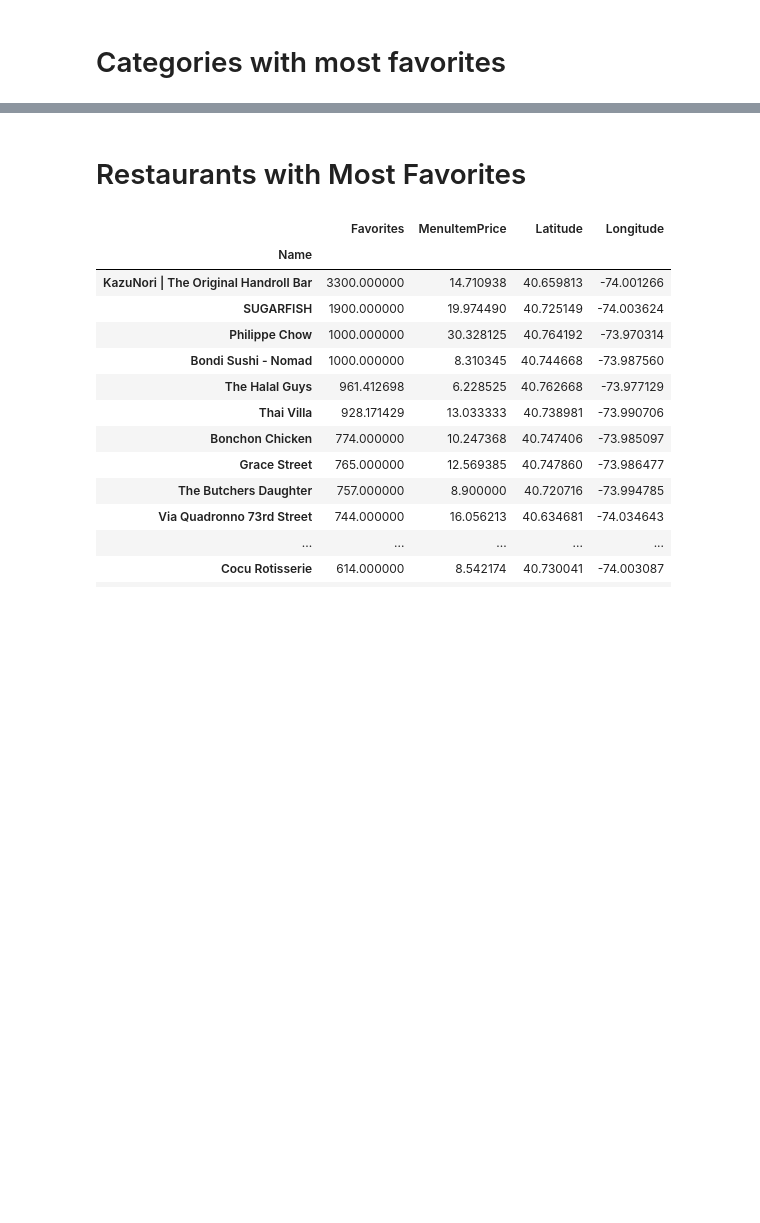
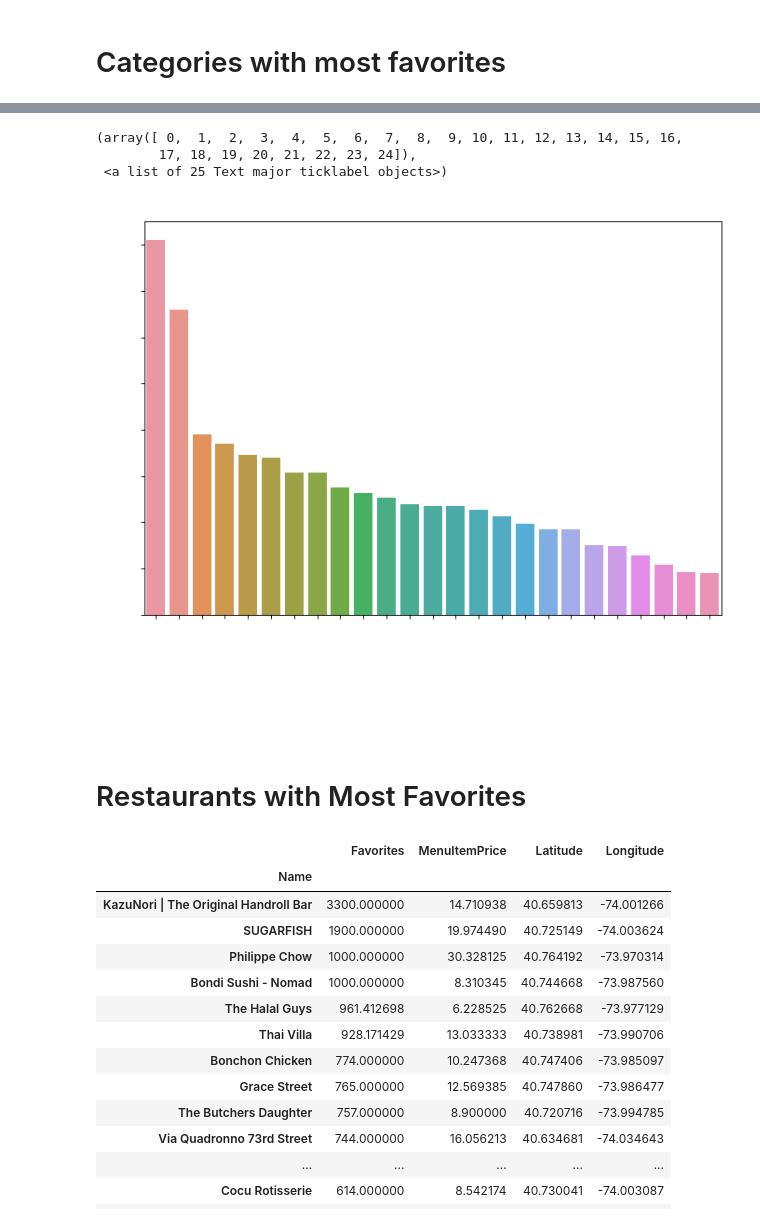
Before and after one commit to brusso115/PostmatesWebscraper, a Jupyter notebook: Postmates_EDA.ipynb, the cells around one changed output, grey strips where cells are left out. Saved outputs shown, nothing was run; the diff lists cells and outputs as text; code cells hidden in the pictures; blank space fills up the shorter version.

```diff
--- a/Postmates_EDA.ipynb
+++ b/Postmates_EDA.ipynb
@@ -43,0 +23,7 @@ groupedCat
+# %%
+#postmatesDroppedCat = postmates[postmates.groupby(['Category']).size() > 5]
+#postmatesDroppedCat.groupby('Category').aggregate('mean').sort_values('Favorites',ascending=False).head(25)
+subsetCat = postmates['Category'].unique()[postmates.groupby(['Category','Name']).size().groupby('Category').count() > 5]
+postmatesDroppedCat = postmates[postmates['Category'].isin(subsetCat)]
+postmatesDroppedCat = postmatesDroppedCat.groupby('Category').aggregate('mean').sort_values('Favorites',ascending=False).head(25)
+postmatesDroppedCat
@@ -44,3 +49,25 @@ groupedCat
+# %%
+fig = plt.figure(figsize=(10, 7), dpi=80)
+
+g = sns.barplot(postmatesDroppedCat.index, postmatesDroppedCat['Favorites']).set_title('Categories With Most Favorites ')
+
+
+for tick_label in g.axes.get_yticklabels():
+    tick_label.set_color("white")
+
+for tick_label in g.axes.get_xticklabels():
+    tick_label.set_color("white")
+
+
+plt.rcParams.update({'text.color' : "white",
+                     'axes.labelcolor' : "white"})
+
+plt.xticks(rotation = 90) # Rotates X-Axis Ticks by 45-degrees
+# %% [output]
+(array([ 0,  1,  2,  3,  4,  5,  6,  7,  8,  9, 10, 11, 12, 13, 14, 15, 16,
+        17, 18, 19, 20, 21, 22, 23, 24]),
+ <a list of 25 Text major ticklabel objects>)
+[figure, added]
 # %% [markdown]
 # Restaurants with Most Favorites
 # %%
```
Also changed, not shown: parts of 29 cells of this notebook, 1 other file.
